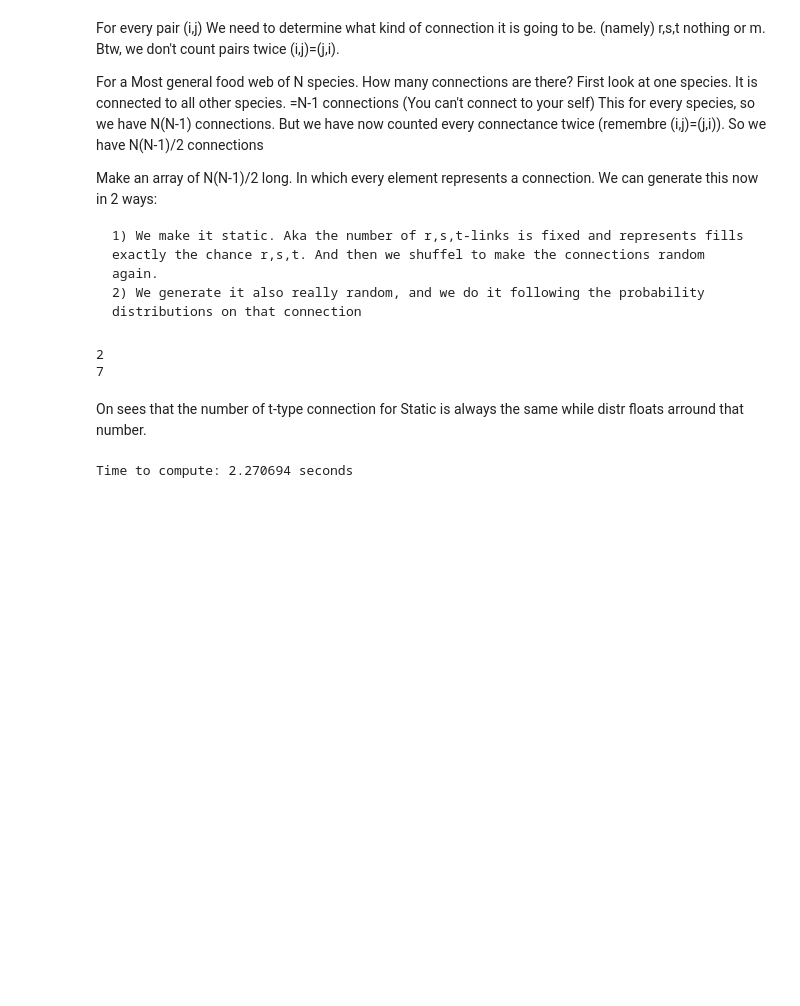
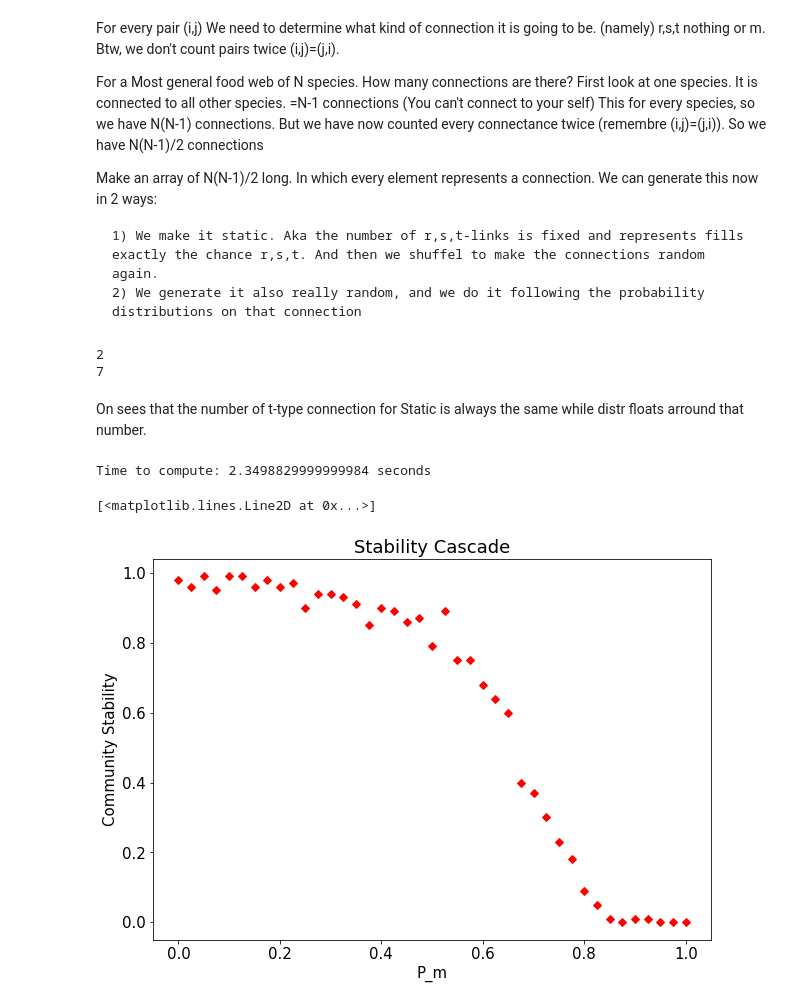
Before and after one commit to ltuijnder/HybridCommunities, a Jupyter notebook: Lotka-Volterra-Cascade-FoodWeb.ipynb, the cells around one changed output. Cells and saved outputs as stored; diff of their text form; code cells hidden in the pictures; blank space fills up the shorter version.

Commit message:
Phase plot
 added two files: one for the phase plot, second is help file that is used for the function plotting

```diff
--- a/Lotka-Volterra-Cascade-FoodWeb.ipynb
+++ b/Lotka-Volterra-Cascade-FoodWeb.ipynb
@@ -139,18 +139,33 @@ VStability=np.vectorize(Stability,otypes=[float])
 # %%
 #Parameters
 n=41 #Number of species
 P=0.9# Connaction that maximum connectance
 fm=np.linspace(0,1,41) # Fraction of the connections that is mutalism
-fr=0.2 # fraction of the antagonistic reactions that is r-type
-fs=0.2 # fraction of the antagonistic reactions that is s-type
+fr=0.2# fraction of the antagonistic reactions that is r-type
+fs=0.2# fraction of the antagonistic reactions that is s-type
 # fr+fs<1 !!
 
 start=time.clock()
 Stability=VStability(n,P,fm,fr,fs)
 stop=time.clock()
 print("Time to compute: "+str(stop-start)+" seconds")
+#Graphics
+#Generate the canvas
+fig=plt.figure("PLOT",figsize=(10,7))
+s=fig.add_subplot(111)
+
+#Get the lables right
+plt.title("Stability Cascade",fontsize = 18)
+plt.xlabel('P_m',fontsize=15)
+plt.ylabel('Community Stability',fontsize=15)
+plt.tick_params(axis='both', labelsize=15)
+
+#Plot the Graph
+plt.plot(fm,Stability,'rD')
 # %% [output]
-Time to compute: 2.270694 seconds
+Time to compute: 2.3498829999999984 seconds
+[<matplotlib.lines.Line2D at 0x...>]
+[figure, added]
 # %%
 #Graphics
 #Generate the canvas
```
Also changed, not shown: parts of 1 cell of this notebook, 3 other files.
